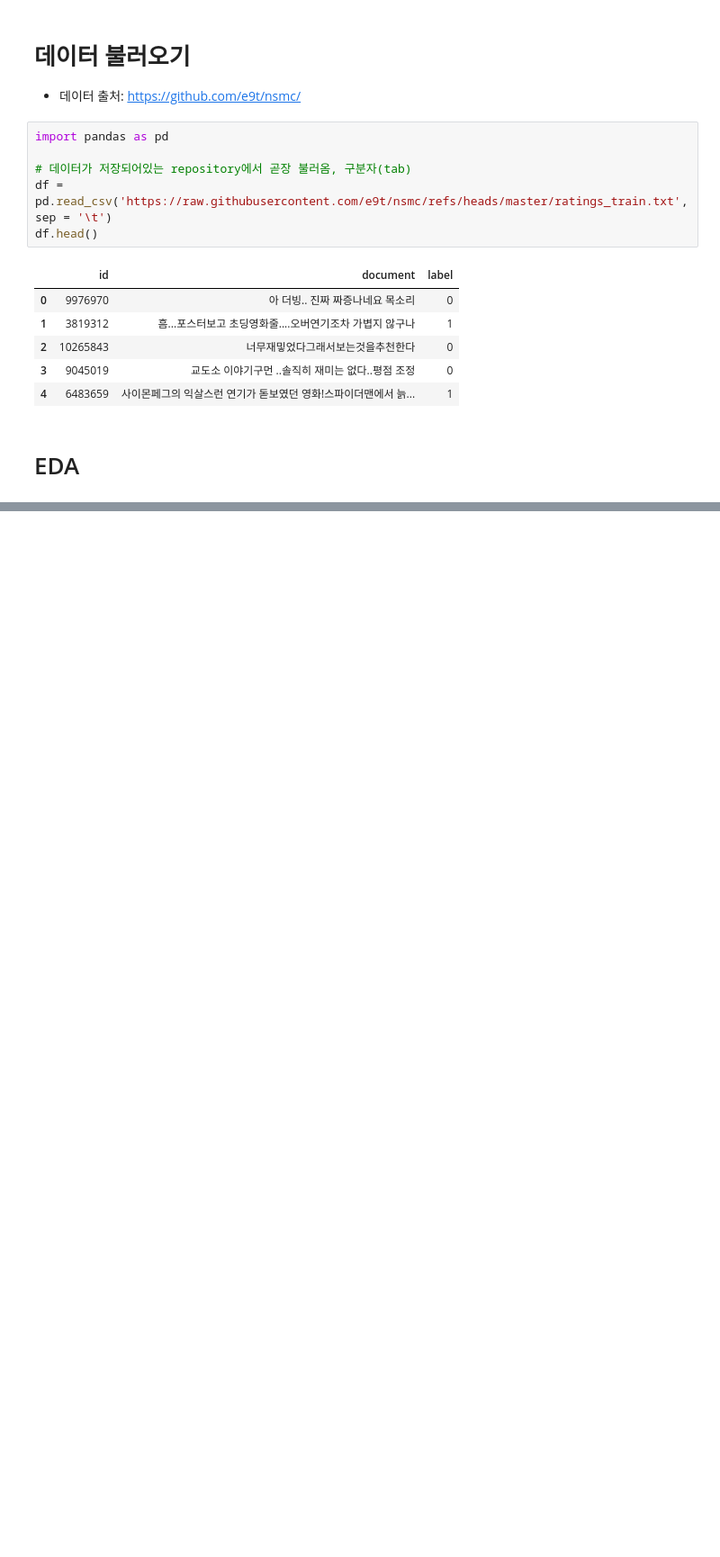
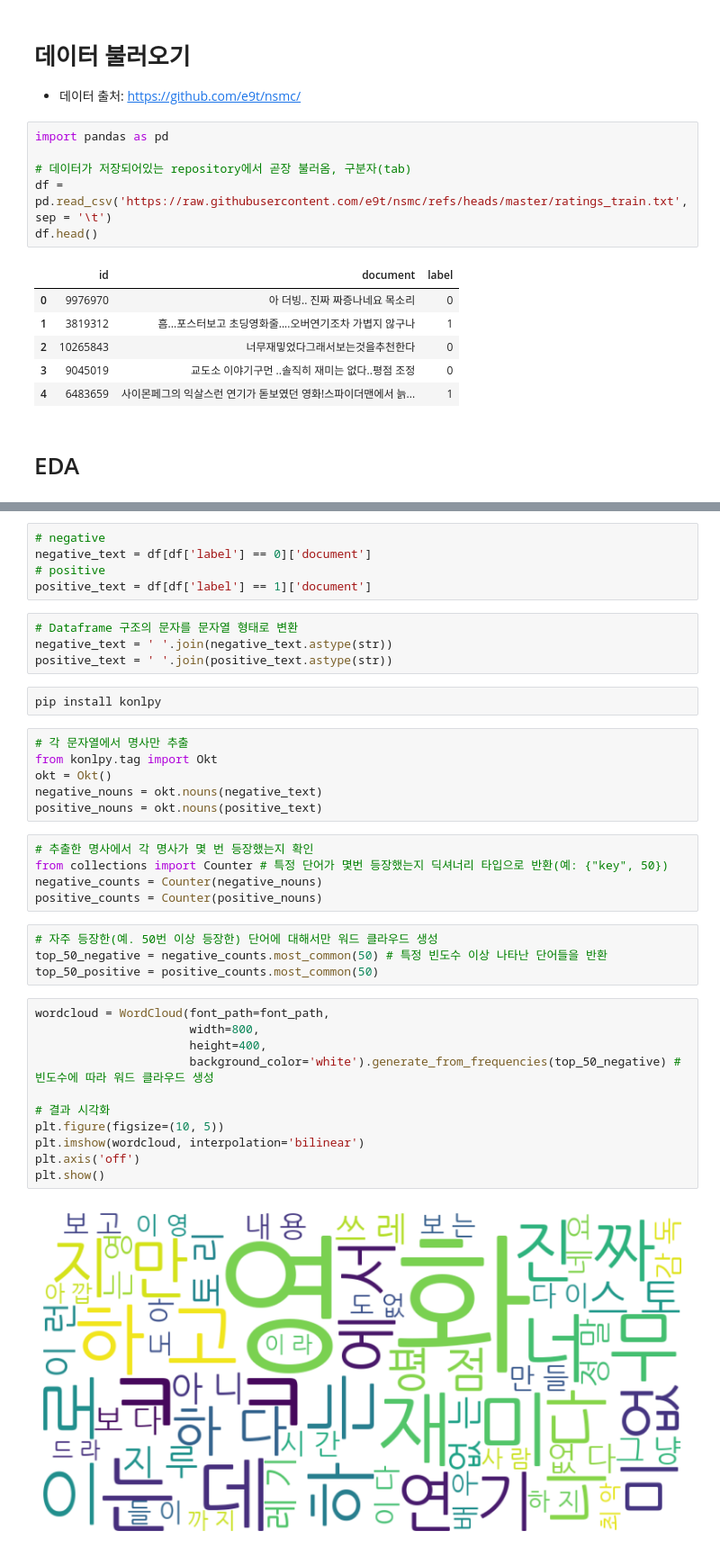
Before and after one commit to zzhining/text_data_analysis, a Jupyter notebook: naver_movie_sentimental_analysis.ipynb, the cells around one changed output, grey strips where cells are left out. Shown at 90% size. Drawn from its saved outputs; the diff is of its cells as text; blank space fills up the shorter version.

```diff
--- a/naver_movie_sentimental_analysis.ipynb
+++ b/naver_movie_sentimental_analysis.ipynb
@@ -30,0 +100,39 @@ df.head()
+# %%
+# negative
+negative_text = df[df['label'] == 0]['document']
+# positive
+positive_text = df[df['label'] == 1]['document']
+# %%
+# Dataframe 구조의 문자를 문자열 형태로 변환
+negative_text = ' '.join(negative_text.astype(str))
+positive_text = ' '.join(positive_text.astype(str))
+# %%
+pip install konlpy
+# %%
+# 각 문자열에서 명사만 추출
+from konlpy.tag import Okt
+okt = Okt()
+negative_nouns = okt.nouns(negative_text)
+positive_nouns = okt.nouns(positive_text)
+# %%
+# 추출한 명사에서 각 명사가 몇 번 등장했는지 확인
+from collections import Counter # 특정 단어가 몇번 등장했는지 딕셔너리 타입으로 반환(예: {"key", 50})
+negative_counts = Counter(negative_nouns)
+positive_counts = Counter(positive_nouns)
+# %%
+# 자주 등장한(예. 50번 이상 등장한) 단어에 대해서만 워드 클라우드 생성
+top_50_negative = negative_counts.most_common(50) # 특정 빈도수 이상 나타난 단어들을 반환
+top_50_positive = positive_counts.most_common(50)
+# %%
+wordcloud = WordCloud(font_path=font_path,
+                      width=800,
+                      height=400,
+                      background_color='white').generate_from_frequencies(top_50_negative) # 빈도수에 따라 워드 클라우드 생성
+
+# 결과 시각화
+plt.figure(figsize=(10, 5))
+plt.imshow(wordcloud, interpolation='bilinear')
+plt.axis('off')
+plt.show()
+# %% [output]
+[figure, added]
```
Also changed, not shown: parts of 12 cells of this notebook.
